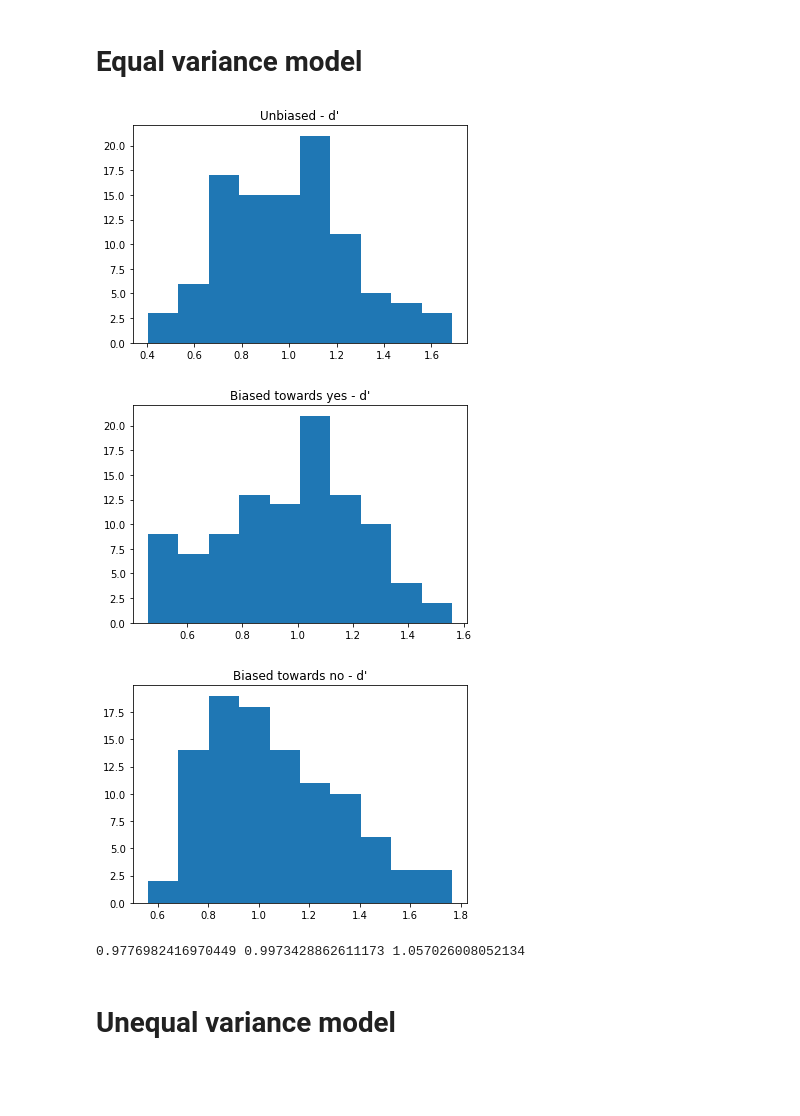
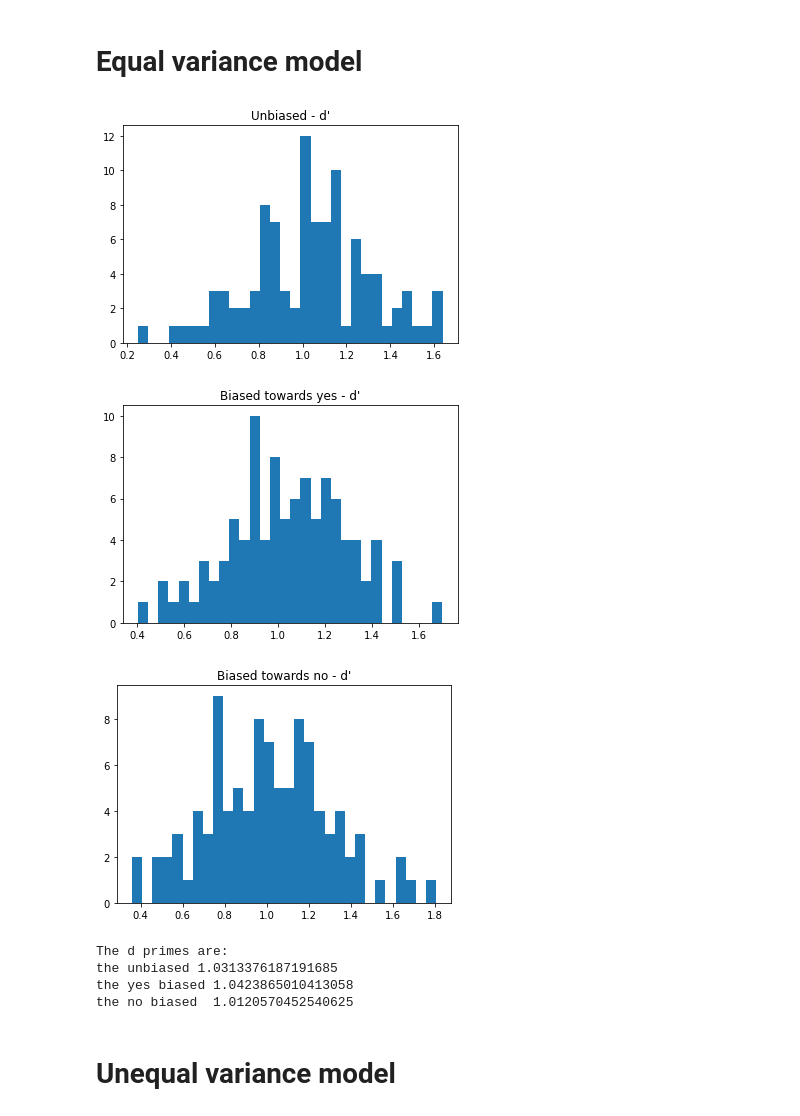
Before and after one commit to s180820/02458_Cognitive_Modelling, a Jupyter notebook: Assignment_1/equal_and_unequal_var_model.ipynb, the cells around one changed output. Drawn from its saved outputs; the diff is of its cells as text; code cells hidden in the pictures; blank space fills up the shorter version.

```diff
--- a/Assignment_1/equal_and_unequal_var_model.ipynb
+++ b/Assignment_1/equal_and_unequal_var_model.ipynb
@@ -48,25 +51,30 @@ for c in [c_unb, c_b_yes,c_b_no ]:
         elif c == c_b_no:
             d_prime_b_no.append(norm.ppf(n_tp/N_s)-norm.ppf(n_fp/N_s))
 # %%
-plt.hist(d_prime_unb, bins=10)
+
+plt.hist(d_prime_unb, bins=30)
 plt.title("Unbiased - d'")
+
 plt.show()
-plt.hist(d_prime_b_yes, bins=10)
-plt.title("Biased towards yes - d'" )
+
+plt.hist(d_prime_b_yes, bins=30)
+plt.title("Biased towards yes - d'")
+
 plt.show()
-plt.hist(d_prime_b_no, bins=10)
+
+plt.hist(d_prime_b_no, bins=30)
 plt.title("Biased towards no - d'")
+
 plt.show()
+print(f'The d primes are: \nthe unbiased' , np.mean(d_prime_unb), '\nthe yes biased' ,  np.mean(d_prime_b_yes) ,'\nthe no biased '  , np.mean(d_prime_b_no ))
 # %% [output]
-[figure, old version]
+[figure, new version]
-[figure, old version]
+[figure, new version]
-[figure, old version]
+[figure, new version]
+The d primes are:
+the unbiased 1.0313376187191685
+the yes biased 1.0423865010413058
+the no biased  1.0120570452540625
-# %%
-# The mean
-# print the d primes
-print( np.mean(d_prime_b_yes),np.mean(d_prime_unb), np.mean(d_prime_b_no ))
-# %% [output]
-0.9776982416970449 0.9973428862611173 1.057026008052134
 # %% [markdown]
 # Unequal variance model
 # %%
```
Also changed, not shown: parts of 6 cells of this notebook.
